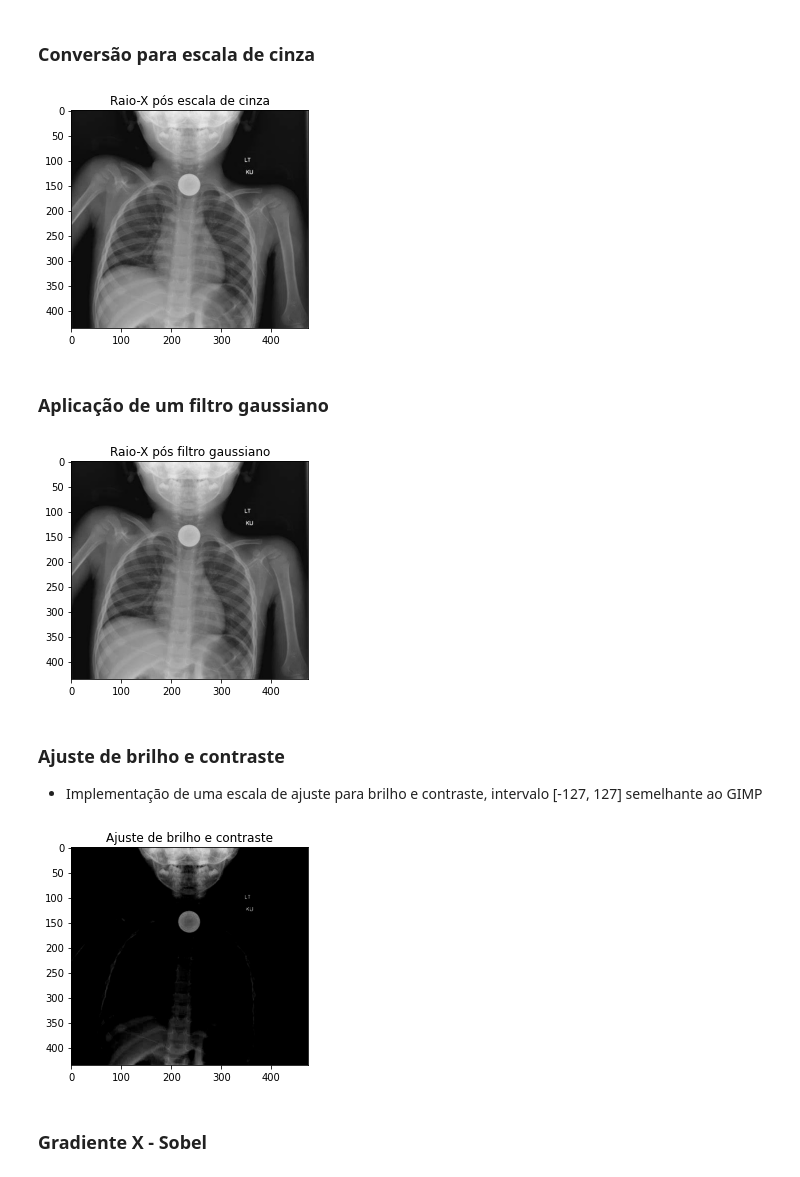
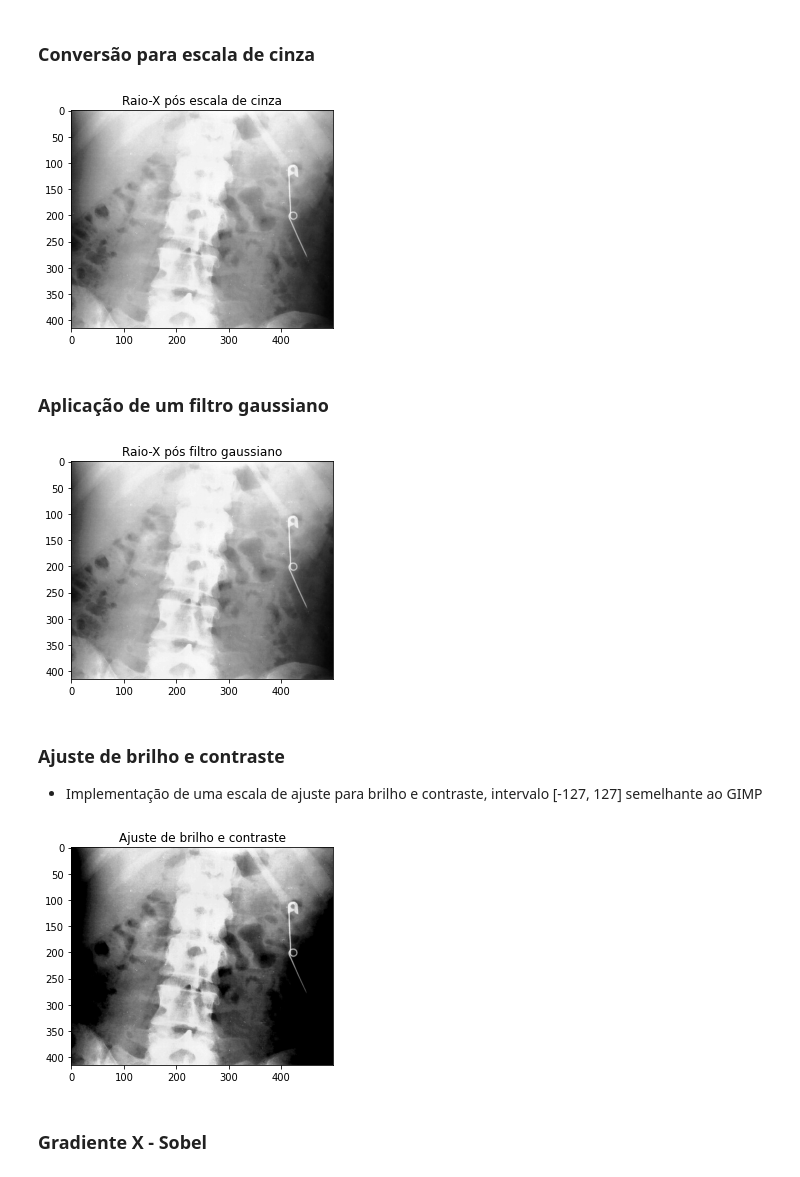
Before and after one commit to Luiz-Cordeiro/Projeto_Processamento_CG, a Jupyter notebook: ProjetoCG.ipynb, the cells around one changed output. Cells and saved outputs as stored; diff of their text form; code cells hidden in the pictures.

```diff
--- a/ProjetoCG.ipynb
+++ b/ProjetoCG.ipynb
@@ -9,27 +9,3 @@ from matplotlib.colors import LogNorm
 import time as t
 # %% [markdown]
 ### Abrir imagem
-# %%
-ddepth = cv2.CV_16UC1
-scale = 1
-delta = 0
-alpha = 2
-beta = 50
-
-def loadImage(image: str):
-
-    image = cv2.imread(image, cv2.IMREAD_COLOR) ## CHAVE ALTO CONSTRASTE
-    #image = cv2.imread("image2.jpg", cv2.IMREAD_COLOR) ## CIRCULO - MOEDA
-    #image = cv2.imread("image6.jpg", cv2.IMREAD_COLOR) ## Linha fina - sobel
-    #image = cv2.imread("image7.jfif", cv2.IMREAD_COLOR) ##CIRCULAR
-    #image = cv2.imread("image10.jpg", cv2.IMREAD_COLOR) ## Linha - sobel
-    #image = cv2.imread("image11.png", cv2.IMREAD_COLOR) ## Linha - sobel
-    #image = cv2.imread("image12.jpeg", cv2.IMREAD_COLOR) ## Linha - sobel
-    (height, width) = image.shape[:2]
-    print("Altura da imagem: {} | Largura da imagem: {}".format(height, width))
-    return image
-loadedImage = loadImage("image2.jpg")
-
-plt.imshow(loadedImage)
-plt.title("Raio-X pós escala de cinza")
-plt.show()
@@ -41,0 +12,9 @@ def teste():
+# %%
+def loadImage(image: str):
+    image = cv2.imread(image, cv2.IMREAD_COLOR) ## CHAVE ALTO CONSTRASTE
+    return image
+
+loadedImage = loadImage("rx_1.png")
+plt.imshow(loadedImage)
+plt.title("Raio-X pós escala de cinza")
+plt.show()
@@ -44,15 +25,22 @@ def teste():
 # %%
 
 def toGrayScale(image):
     grayScale = cv2.cvtColor(image, cv2.COLOR_BGR2GRAY) #Converte para escala de cinza
     return grayScale
 
 grayImage = toGrayScale(loadedImage)
+plt.gray()
 plt.imshow(grayImage)
 plt.title("Raio-X pós escala de cinza")
 plt.show()
+
+#cv2.imshow("Imagem", grayImage)
+#cv2.waitKey(0)
+
+#closing all open windows
+#cv2.destroyAllWindows()
 # %% [output]
-[figure, old version]
+[figure, new version]
 # %% [markdown]
 ### Aplicação de um filtro gaussiano
 # %%
@@ -66,7 +54,7 @@ plt.imshow(imageGauss)
 plt.title('Raio-X pós filtro gaussiano')
 plt.show()
 # %% [output]
-[figure, old version]
+[figure, new version]
 # %% [markdown]
 ### Ajuste de brilho e contraste
 - Implementação de uma escala de ajuste para brilho e contraste, intervalo [-127, 127] semelhante ao GIMP
@@ -88,12 +76,12 @@ def gimpBrightContrastControl(image, brightness: float, contrast: float):
 
     return brightContrastProcImage
 
-adjustedContrastBrightImg = gimpBrightContrastControl(imageGauss, -127, 50) #-100, 50
+adjustedContrastBrightImg = gimpBrightContrastControl(imageGauss, -100, 40) #-100, 50
 plt.imshow(adjustedContrastBrightImg)
 plt.title('Ajuste de brilho e contraste')
 plt.show()
 # %% [output]
-[figure, old version]
+[figure, new version]
 # %% [markdown]
 ### Gradiente X - Sobel
 # %%
```
Also changed, not shown: parts of 13 cells of this notebook, 54 other files.
